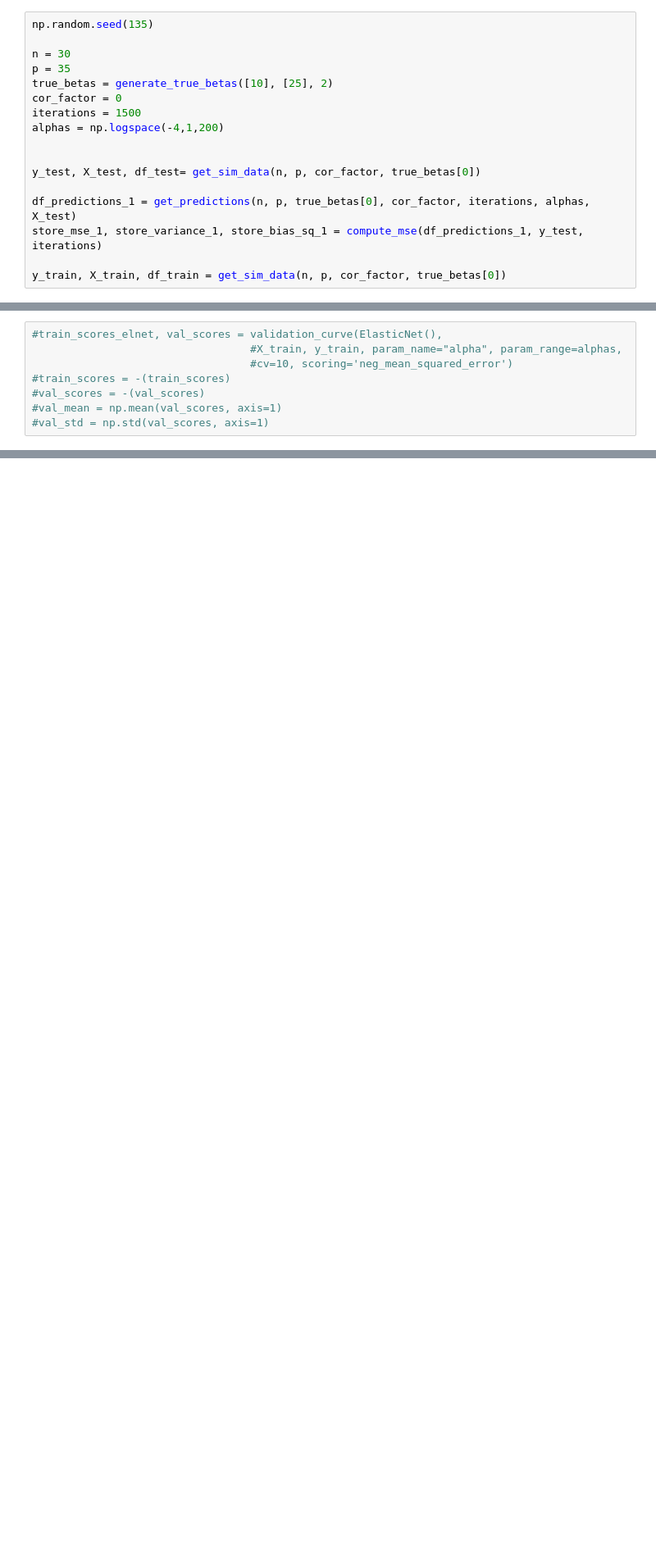
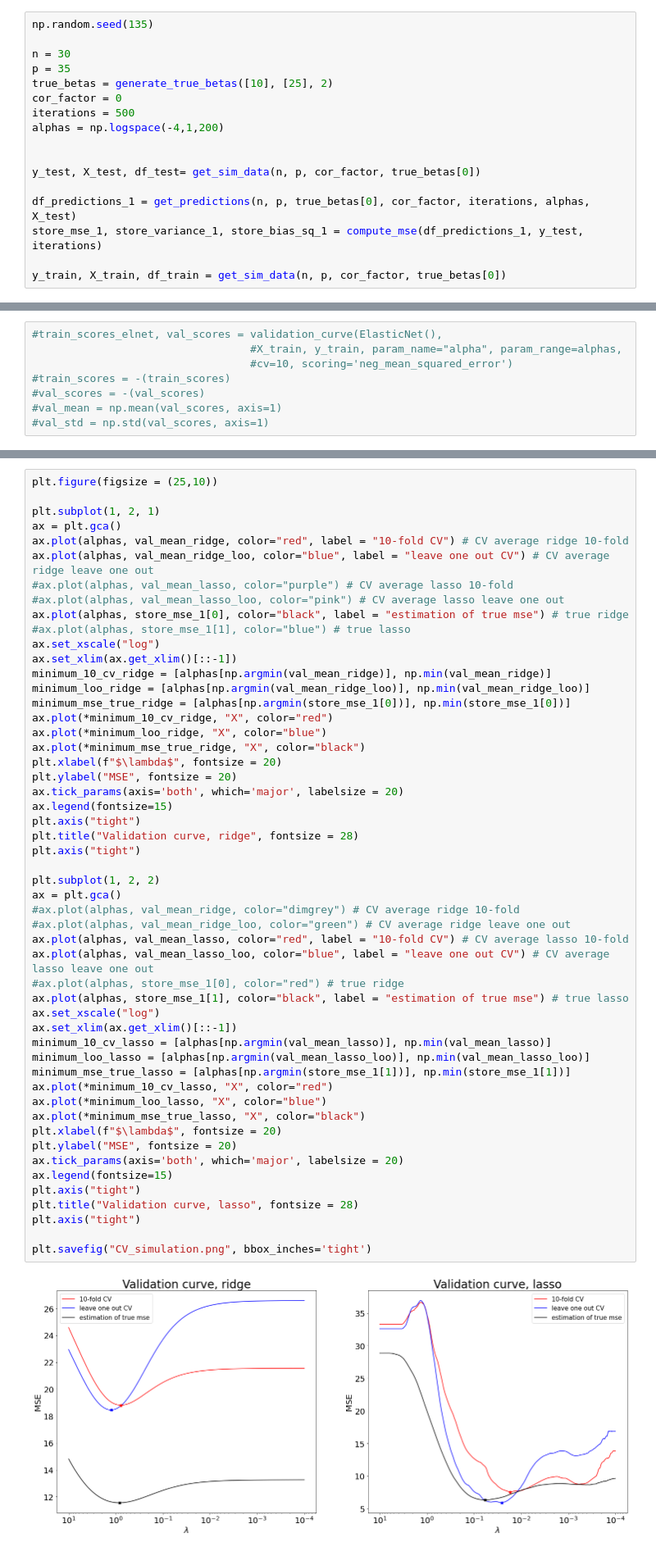
Before and after one commit to s6emschw/RM-project, a Jupyter notebook: Untitled1.ipynb, the cells around one changed output, grey strips where cells are left out. Shown at 82% size. Drawn from its saved outputs; the diff is of its cells as text; blank space fills up the shorter version.

```diff
--- a/Untitled1.ipynb
+++ b/Untitled1.ipynb
@@ -23,7 +23,7 @@ n = 30
 p = 35
 true_betas = generate_true_betas([10], [25], 2)
 cor_factor = 0
-iterations = 1500
+iterations = 500
 alphas = np.logspace(-4,1,200)
 
 
@@ -89,0 +94,54 @@ plot_cv_sim()
+# %%
+plt.figure(figsize = (25,10))
+
+plt.subplot(1, 2, 1)
+ax = plt.gca()
+ax.plot(alphas, val_mean_ridge, color="red", label = "10-fold CV") # CV average ridge 10-fold
+ax.plot(alphas, val_mean_ridge_loo, color="blue", label = "leave one out CV") # CV average ridge leave one out
+#ax.plot(alphas, val_mean_lasso, color="purple") # CV average lasso 10-fold
+#ax.plot(alphas, val_mean_lasso_loo, color="pink") # CV average lasso leave one out
+ax.plot(alphas, store_mse_1[0], color="black", label = "estimation of true mse") # true ridge
+#ax.plot(alphas, store_mse_1[1], color="blue") # true lasso
+ax.set_xscale("log")
+ax.set_xlim(ax.get_xlim()[::-1])
+minimum_10_cv_ridge = [alphas[np.argmin(val_mean_ridge)], np.min(val_mean_ridge)]
+minimum_loo_ridge = [alphas[np.argmin(val_mean_ridge_loo)], np.min(val_mean_ridge_loo)]
+minimum_mse_true_ridge = [alphas[np.argmin(store_mse_1[0])], np.min(store_mse_1[0])]
+ax.plot(*minimum_10_cv_ridge, "X", color="red")
+ax.plot(*minimum_loo_ridge, "X", color="blue")
+ax.plot(*minimum_mse_true_ridge, "X", color="black")
+plt.xlabel(f"$\lambda$", fontsize = 20)
+plt.ylabel("MSE", fontsize = 20)
+ax.tick_params(axis='both', which='major', labelsize = 20)
+ax.legend(fontsize=15)
+plt.axis("tight")
+plt.title("Validation curve, ridge", fontsize = 28)
+plt.axis("tight")
+
+plt.subplot(1, 2, 2)
+ax = plt.gca()
+#ax.plot(alphas, val_mean_ridge, color="dimgrey") # CV average ridge 10-fold
+#ax.plot(alphas, val_mean_ridge_loo, color="green") # CV average ridge leave one out
+ax.plot(alphas, val_mean_lasso, color="red", label = "10-fold CV") # CV average lasso 10-fold
+ax.plot(alphas, val_mean_lasso_loo, color="blue", label = "leave one out CV") # CV average lasso leave one out
+#ax.plot(alphas, store_mse_1[0], color="red") # true ridge
+ax.plot(alphas, store_mse_1[1], color="black", label = "estimation of true mse") # true lasso
+ax.set_xscale("log")
+ax.set_xlim(ax.get_xlim()[::-1])
+minimum_10_cv_lasso = [alphas[np.argmin(val_mean_lasso)], np.min(val_mean_lasso)]
+minimum_loo_lasso = [alphas[np.argmin(val_mean_lasso_loo)], np.min(val_mean_lasso_loo)]
+minimum_mse_true_lasso = [alphas[np.argmin(store_mse_1[1])], np.min(store_mse_1[1])]
+ax.plot(*minimum_10_cv_lasso, "X", color="red")
+ax.plot(*minimum_loo_lasso, "X", color="blue")
+ax.plot(*minimum_mse_true_lasso, "X", color="black")
+plt.xlabel(f"$\lambda$", fontsize = 20)
+plt.ylabel("MSE", fontsize = 20)
+ax.tick_params(axis='both', which='major', labelsize = 20)
+ax.legend(fontsize=15)
+plt.axis("tight")
+plt.title("Validation curve, lasso", fontsize = 28)
+plt.axis("tight")
+
+plt.savefig("CV_simulation.png", bbox_inches='tight')
+# %% [output]
+[figure, added]
```
Also changed, not shown: parts of 9 cells of this notebook.
